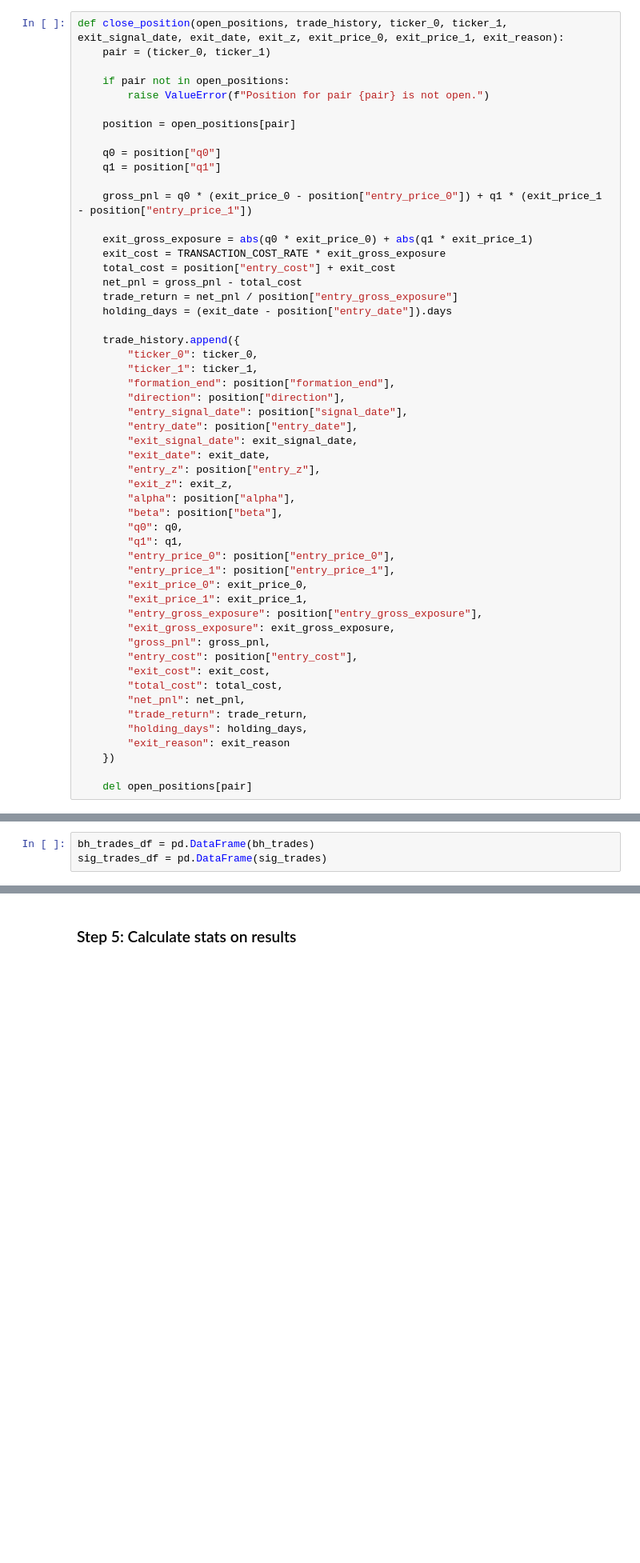
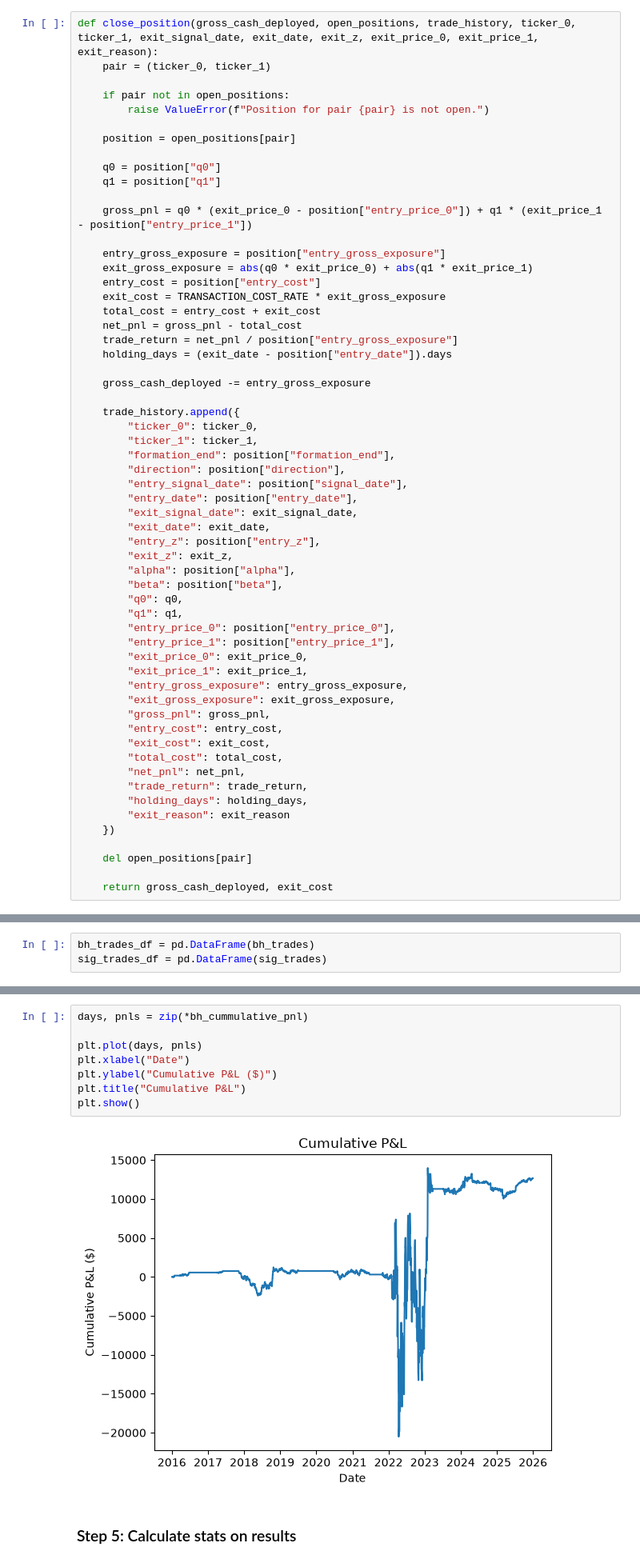
Before and after one commit to nolanjparker/SnP500-Pairs-Trading-Backtest, a Jupyter notebook: 03_strategy_backtest.ipynb, the cells around one changed output, grey strips where cells are left out. Shown at 80% size. Cells and saved outputs as stored; diff of their text form; blank space fills up the shorter version.

```diff
--- a/03_strategy_backtest.ipynb
+++ b/03_strategy_backtest.ipynb
@@ -254,7 +284,7 @@ def open_position(open_positions, ticker_0, ticker_1, formation_end, direction,
 # %% [markdown]
 Function to close a position
 # %%
-def close_position(open_positions, trade_history, ticker_0, ticker_1, exit_signal_date, exit_date, exit_z, exit_price_0, exit_price_1, exit_reason):
+def close_position(gross_cash_deployed, open_positions, trade_history, ticker_0, ticker_1, exit_signal_date, exit_date, exit_z, exit_price_0, exit_price_1, exit_reason):
     pair = (ticker_0, ticker_1)
 
     if pair not in open_positions:
@@ -267,12 +297,16 @@ def close_position(open_positions, trade_history, ticker_0, ticker_1, exit_signa
 
     gross_pnl = q0 * (exit_price_0 - position["entry_price_0"]) + q1 * (exit_price_1 - position["entry_price_1"])
 
+    entry_gross_exposure = position["entry_gross_exposure"]
     exit_gross_exposure = abs(q0 * exit_price_0) + abs(q1 * exit_price_1)
+    entry_cost = position["entry_cost"]
     exit_cost = TRANSACTION_COST_RATE * exit_gross_exposure
-    total_cost = position["entry_cost"] + exit_cost
+    total_cost = entry_cost + exit_cost
     net_pnl = gross_pnl - total_cost
     trade_return = net_pnl / position["entry_gross_exposure"]
     holding_days = (exit_date - position["entry_date"]).days
+
+    gross_cash_deployed -= entry_gross_exposure
 
     trade_history.append({
         "ticker_0": ticker_0,
@@ -293,10 +327,10 @@ def close_position(open_positions, trade_history, ticker_0, ticker_1, exit_signa
         "entry_price_1": position["entry_price_1"],
         "exit_price_0": exit_price_0,
         "exit_price_1": exit_price_1,
-        "entry_gross_exposure": position["entry_gross_exposure"],
+        "entry_gross_exposure": entry_gross_exposure,
         "exit_gross_exposure": exit_gross_exposure,
         "gross_pnl": gross_pnl,
-        "entry_cost": position["entry_cost"],
+        "entry_cost": entry_cost,
         "exit_cost": exit_cost,
         "total_cost": total_cost,
         "net_pnl": net_pnl,
@@ -306,6 +340,8 @@ def close_position(open_positions, trade_history, ticker_0, ticker_1, exit_signa
     })
 
     del open_positions[pair]
+
+    return gross_cash_deployed, exit_cost
 # %% [markdown]
 Quick test to confirm that price data is stored for the first trading day of 2026
 # %%
@@ -432,3 +528,13 @@ sig_trades_df = pd.DataFrame(sig_trades)
+# %%
+days, pnls = zip(*bh_cummulative_pnl)
+
+plt.plot(days, pnls)
+plt.xlabel("Date")
+plt.ylabel("Cumulative P&L ($)")
+plt.title("Cumulative P&L")
+plt.show()
+# %% [output]
+[figure, added]
 # %% [markdown]
 ### Step 5: Calculate stats on results
 # %%
```
Also changed, not shown: parts of 9 cells of this notebook, 2 other files.
